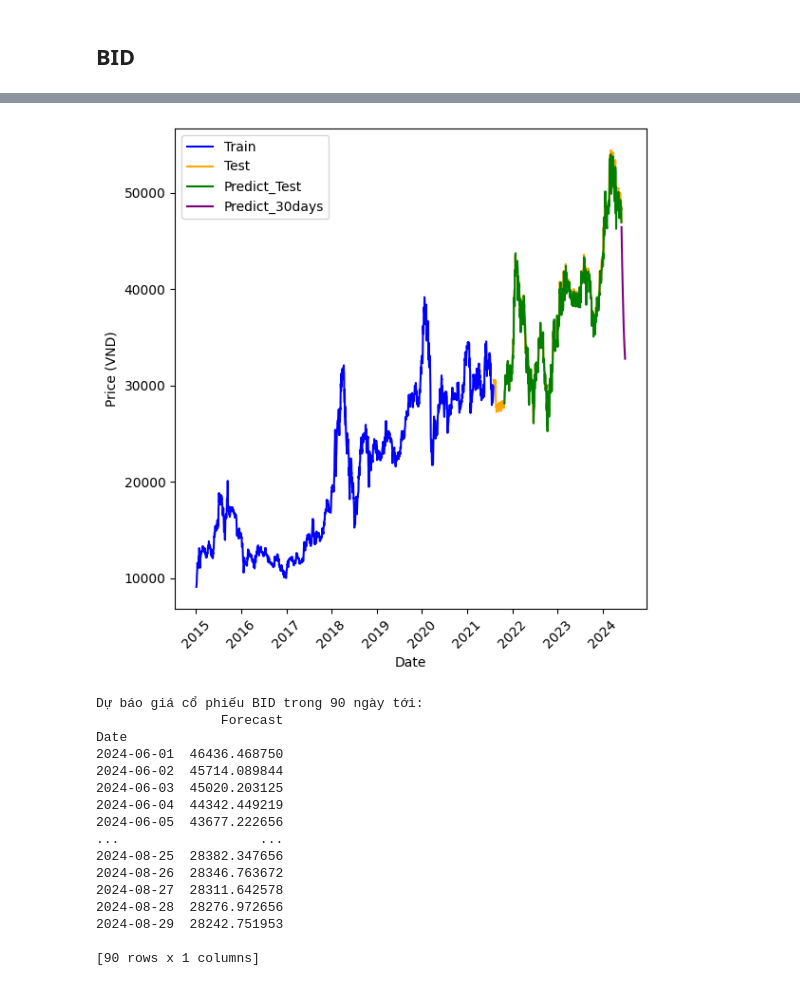
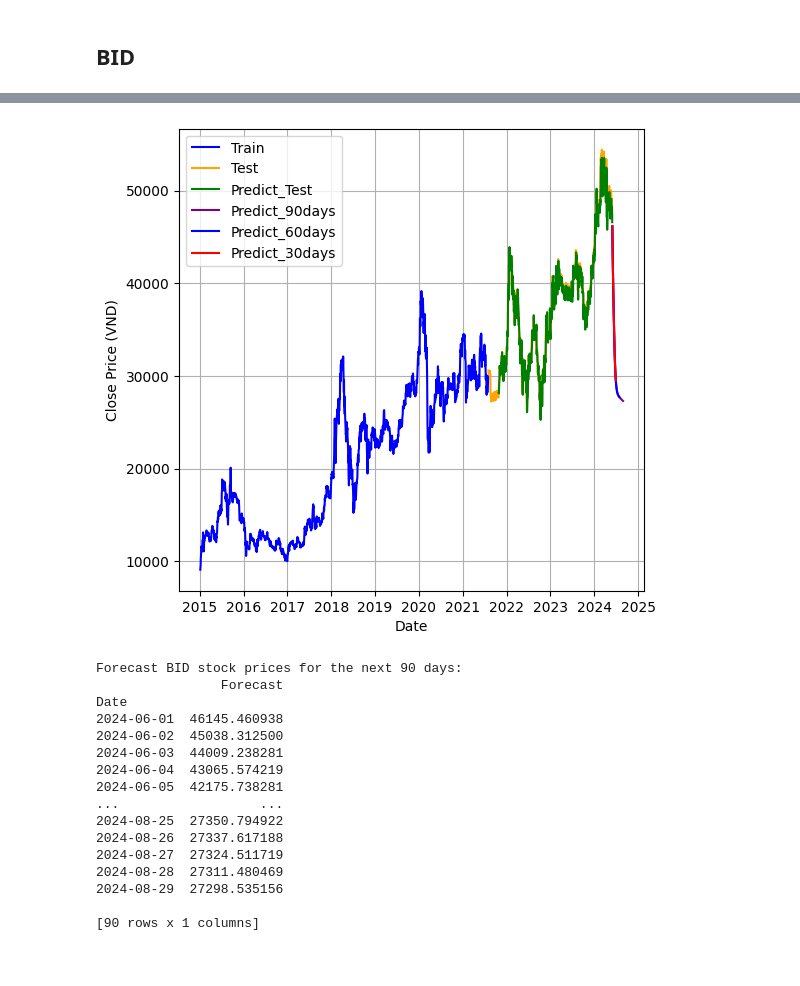
Before and after one commit to ngvmanh/IS403_O22_HTCL_14, a Jupyter notebook: Model/LSTM/LSTM(7-3).ipynb, the cells around one changed output, grey strips where cells are left out. Saved outputs shown, nothing was run; the diff lists cells and outputs as text; code cells hidden in the pictures.

```diff
--- a/Model/LSTM/LSTM(7-3).ipynb
+++ b/Model/LSTM/LSTM(7-3).ipynb
@@ -170,7 +171,7 @@ import matplotlib.pyplot as plt
 pd.options.mode.chained_assignment = None
 tf.random.set_seed(0)
 
-# Tải dữ liệu
+# Load data
 data = pd.read_csv('../Dataset/CTG.csv')
 df = data[['Date','Close']]
 df.rename(columns={'Close': 'Price'}, inplace=True)
@@ -179,15 +180,15 @@ df.sort_values('Date',inplace=True)
 df.set_index('Date',inplace=True)
 y = df['Price'].values.reshape(-1, 1)
 
-# Chuẩn hóa dữ liệu
+# Normalize data
 scaler = MinMaxScaler(feature_range=(0, 1))
 y_norm = scaler.fit_transform(y)
 
-# Chia dữ liệu thành train và test (70/30)
+# Split data into train and test (70/30)
 train_size = int(len(y_norm) * 0.7)
 y_train, y_test = y_norm[:train_size], y_norm[train_size:]
 
-# Tạo các chuỗi đầu vào và đầu ra
+# Create input and output sequences
 def create_sequences(data, n_lookback, n_forecast):
     X, Y = [], []
     for i in range(n_lookback, len(data) - n_forecast + 1):
@@ -196,27 +197,27 @@ def create_sequences(data, n_lookback, n_forecast):
     return np.array(X), np.array(Y)
 
 n_lookback = 60
-n_forecast = 1  # Dự đoán từng bước thời gian
+n_forecast = 1  # Predict time step
 X_train, Y_train = create_sequences(y_train, n_lookback, n_forecast)
 X_test, Y_test = create_sequences(y_test, n_lookback, n_forecast)
 
-# Xây dựng và huấn luyện mô hình
+# Build and train the model
 model = Sequential()
 model.add(LSTM(50, return_sequences=True, input_shape=(n_lookback, 1)))
 model.add(LSTM(50))
 model.add(Dense(n_forecast))
 model.compile(loss='mean_squared_error', optimizer='adam')
-model.fit(X_train, Y_train, epochs=100, batch_size=32, verbose=1)
+model.fit(X_train, Y_train, epochs=200, batch_size=32, validation_data=(X_test, Y_test), verbose=1)
 
-# Đánh giá trên tập kiểm tra
+# Evaluate on the test set
 Y_pred_test = model.predict(X_test)
 Y_pred_test = scaler.inverse_transform(Y_pred_test.reshape(-1,1))  # Reshape to 2D before inverse transform
 Y_test = scaler.inverse_transform(Y_test.reshape(-1,1))
 
-# Dự đoán tương lai 30, 60, 90 ngày
+# Predict future 30, 60, 90 days
 last_sequence = y_norm[-n_lookback:]
 future_predictions = []
-for i in range(90):  # Dự đoán 90 ngày
+for i in range(90):
     next_pred = model.predict(last_sequence.reshape(1, n_lookback, 1))
     future_predictions.append(next_pred)
     last_sequence = np.append(last_sequence[1:], next_pred)
@@ -400,57 +400,56 @@ Epoch 6/100
 # %%
-# Trực quan hóa
+# Visualization
 plt.figure(figsize=(6, 6))
 
-# Vẽ giá thực tế (Tất cả dữ liệu)
+# Plot actual prices (All data)
 plt.plot(df.index[:train_size], df['Price'][:train_size], label='Train', color='blue')
 
 plt.plot(df.index[train_size:], df['Price'][train_size:], label='Test', color='orange')
 
-# Vẽ giá dự đoán trên tập kiểm tra
+# Plot predicted prices on the test set
 test_data_start = df.index[train_size + n_lookback]
 test_data_end = df.index[-1]
 plt.plot(df.index[train_size + n_lookback: len(Y_pred_test) + train_size + n_lookback], Y_pred_test, label='Predict_Test', color='green')
 
 
-# Vẽ giá dự đoán trong tương lai
+# Plot predicted prices in the future
 future_dates = pd.date_range(start=df.index[-1], periods=91)[1:]  # Ngày bắt đầu sau ngày cuối cùng của dữ liệu
-plt.plot(future_dates[:30], future_predictions[:30], label='Predict_30days', color='purple')
-# plt.plot(future_dates[:60], future_predictions[:60], label='Predict_60days', color='red')
-# plt.plot(future_dates, future_predictions, label='Predict_90days', color='purple')
+plt.plot(future_dates, future_predictions, label='Predict_90days', color='purple')
+plt.plot(future_dates[:60], future_predictions[:60], label='Predict_60days', color='blue')
+plt.plot(future_dates[:30], future_predictions[:30], label='Predict_30days', color='red')
 
 # plt.title('BID Stock Price Forecast using LSTM 7:3')
 plt.xlabel('Date')
-plt.ylabel('Price (VND)')
+plt.ylabel('Close Price (VND)')
 plt.legend()
-plt.xticks(rotation=45)
-plt.tight_layout()
+plt.grid(True)
 plt.show()
 # %% [output]
-[figure, old version]
+[figure, new version]
 # %%
-# Tạo dataframe mới chứa ngày tháng và giá trị dự đoán tương lai
-future_dates = pd.date_range(start=df.index[-1], periods=91)[1:] # Bắt đầu từ ngày sau ngày cuối cùng trong dữ liệu lịch sử
-future_df = pd.DataFrame({'Date': future_dates, 'Forecast': future_predictions.flatten()}) # Chuyển future_predictions về mảng 1 chiều
+# Create a new dataframe containing dates and future predicted values
+future_dates = pd.date_range(start=df.index[-1], periods=91)[1:]
+future_df = pd.DataFrame({'Date': future_dates, 'Forecast': future_predictions.flatten()})
 future_df.set_index('Date', inplace=True)
 
-# In ra kết quả dự báo trong 90 ngày tới
-print("Dự báo giá cổ phiếu BID trong 90 ngày tới:")
+# Print the forecast results for the next 90 days
+print("Forecast BID stock prices for the next 90 days:")
 print(future_df)
 # %% [output]
-Dự báo giá cổ phiếu BID trong 90 ngày tới:
+Forecast BID stock prices for the next 90 days:
                 Forecast
 Date
-2024-06-01  46436.468750
-2024-06-02  45714.089844
-2024-06-03  45020.203125
-2024-06-04  44342.449219
-2024-06-05  43677.222656
+2024-06-01  46145.460938
+2024-06-02  45038.312500
+2024-06-03  44009.238281
+2024-06-04  43065.574219
+2024-06-05  42175.738281
 ...                  ...
-2024-08-25  28382.347656
-2024-08-26  28346.763672
-2024-08-27  28311.642578
-2024-08-28  28276.972656
-2024-08-29  28242.751953
+2024-08-25  27350.794922
+2024-08-26  27337.617188
+2024-08-27  27324.511719
+2024-08-28  27311.480469
+2024-08-29  27298.535156
 
 [90 rows x 1 columns]
 # %%
```
Also changed, not shown: parts of 10 cells of this notebook, 1 other file.
